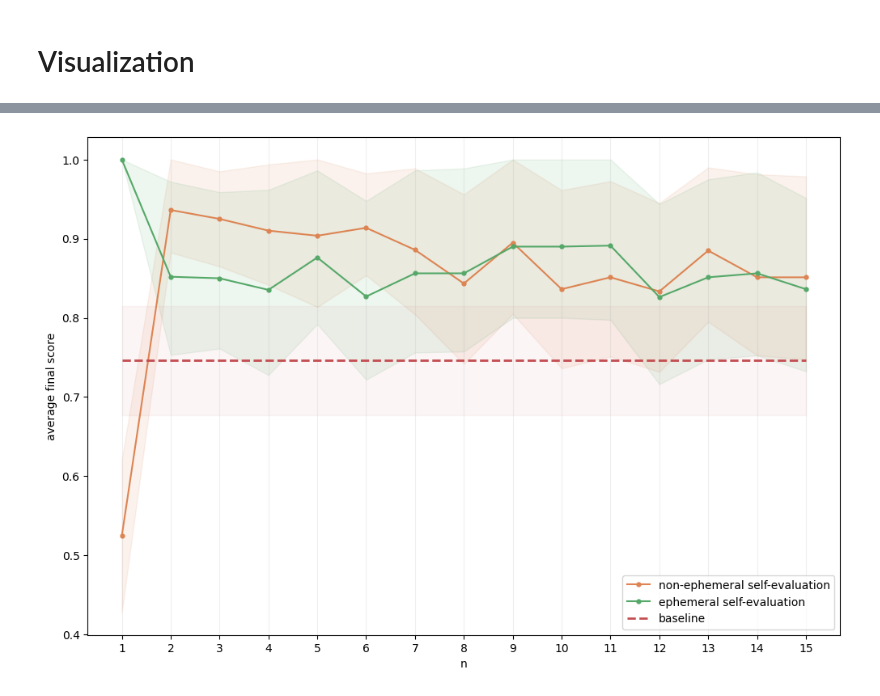
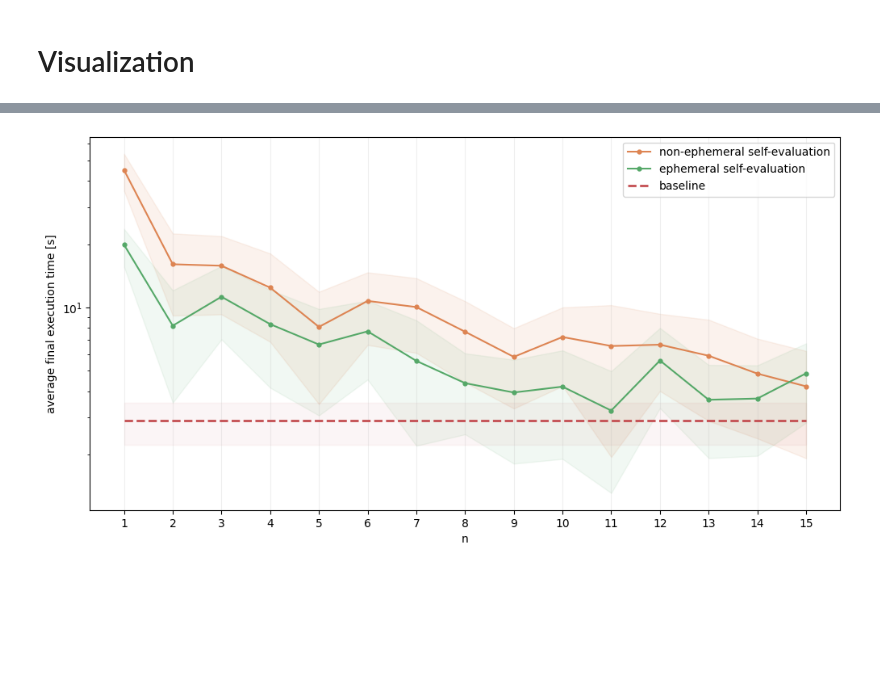
Before and after one commit to MizuGreg/LLMs-Play-Textual-Games, a Jupyter notebook: Code/Experiments/Experiment3_XThink.ipynb, the cells around one changed output, grey strips where cells are left out. Drawn from its saved outputs; the diff is of its cells as text; code cells hidden in the pictures; blank space fills up the shorter version.

Commit message:
adjusted graphs of experiments 1-3

```diff
--- a/Code/Experiments/Experiment3_XThink.ipynb
+++ b/Code/Experiments/Experiment3_XThink.ipynb
@@ -25,12 +25,6 @@ n_episodes = 1
 max_steps = 100
 game = "simple"
 n_think_indices = range(0,16)
-# %%
-max_scores = [8,10,7,10,7,10,7,10,7,7,
-              7,10,10,8,10,10,10,10,7,7,
-              8,10,10,10,10,7,7,7,7,7,
-              8,8,7,10,7,10,10,10,7,8,
-              7,10,7,10,10,7,10,7,10,8]
 # %%
 # retrieve max scores of seeds 1-50 of tw-simple
 with open(f"./Experiment 1/max_scores.pickle", "rb") as f:
@@ -262,7 +256,7 @@ for model in final_arrays.keys():
     for n in n_think_indices:
         with open(f'./Experiment {exp_number}/{"e" if model == "ephemeral" else ""}{n}think_{game}.pickle', "rb") as f:
             results_all_seeds = pickle.load(f)
-        final_scores = [run[-1][1] for run in results_all_seeds] # last step, score
+        final_scores = [run[-1][2] for run in results_all_seeds] # last step, score
         final_scores_normalized = np.array(final_scores) / np.array(max_scores[:len(final_scores)])
 
         avg_final_score = np.mean(final_scores_normalized)
@@ -276,7 +270,7 @@ for model in final_arrays.keys():
 # %% [markdown]
 # Visualization
 # %%
-figsize=(12,8)
+figsize=(12,6)
 # %%
 x = list(n_think_indices) # n-think
 
@@ -310,35 +302,38 @@ plt.show()
 # %%
 x = list(n_think_indices)[1:] # n-think
 
 fig, ax = plt.subplots(figsize=figsize)
 
 ax.plot(x, final_arrays["non-ephemeral"][0][1:], label="non-ephemeral self-evaluation", marker=".", markersize=7, linestyle="-", color="#dd8452")
 ax.plot(x, final_arrays["ephemeral"][0][1:], label="ephemeral self-evaluation", marker=".", markersize=7, linestyle="-", color="#55a868")
 
 ax.fill_between(x,
-                np.clip([i[0] for i in final_arrays["non-ephemeral"][1][1:]], 0, 1),
-                np.clip([i[1] for i in final_arrays["non-ephemeral"][1][1:]], 0, 1),
+                np.clip([i[0] for i in final_arrays["non-ephemeral"][1][1:]], 0, a_max=None),
+                np.clip([i[1] for i in final_arrays["non-ephemeral"][1][1:]], 0, a_max=None),
                 alpha=0.1, color="#dd8452")
 ax.fill_between(x,
-                np.clip([i[0] for i in final_arrays["ephemeral"][1][1:]], 0, 1),
-                np.clip([i[1] for i in final_arrays["ephemeral"][1][1:]], 0, 1),
-                alpha=0.1, color="#55a868")
+                np.clip([i[0] for i in final_arrays["ephemeral"][1][1:]], 0, a_max=None),
+                np.clip([i[1] for i in final_arrays["ephemeral"][1][1:]], 0, a_max=None),
+                alpha=0.08, color="#55a868")
 
 ax.plot([1,15], [final_arrays["non-ephemeral"][0][0], final_arrays["non-ephemeral"][0][0]], label="baseline", linestyle="--", linewidth=2, color='#c44e52')
 ax.fill_between([1,15],
                 [final_arrays["non-ephemeral"][1][0][0], final_arrays["non-ephemeral"][1][0][0]],
                 [final_arrays["non-ephemeral"][1][0][1], final_arrays["non-ephemeral"][1][0][1]],
                 alpha=0.05, color="#c44e52")
 
 # ax.set_title(f"Average final score of an ephemeral/non-ephemeral $n$-think model with $n={x[1]},...,{x[-1]}$")
 ax.set_xlabel('n')
-ax.set_ylabel('average final score')
+# ax.set_ylabel('average normalized final score')
+ax.set_ylabel('average final execution time [s]')
 
 gridlines = np.arange(x[0], x[-1]+1, 1)
 ax.set_xticks(gridlines)
 ax.grid(axis="x", alpha=0.2)
 
+ax.semilogy()
+
 ax.legend()
 plt.show()
 # %% [output]
-[figure, old version]
+[figure, new version]
```
Also changed, not shown: parts of 1 cell of this notebook, 2 other files.
